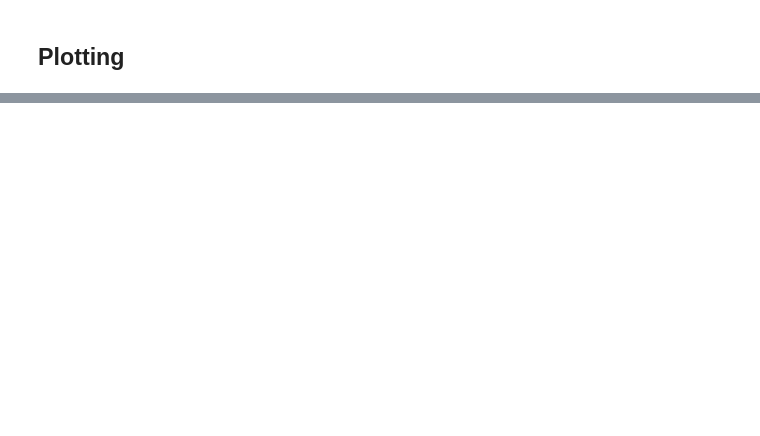
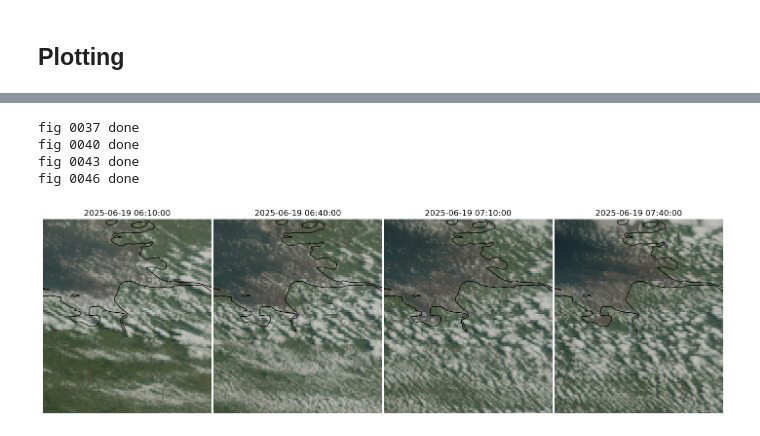
Before and after one commit to fsenf/nbook.2025-07_low-cloud-review, a Jupyter notebook: nbooks/01-Low-Cloud-Scene-Overview-Germany.ipynb, the cells around one changed output, grey strips where cells are left out. Drawn from its saved outputs; the diff is of its cells as text; code cells hidden in the pictures; blank space fills up the shorter version.

```diff
--- a/nbooks/01-Low-Cloud-Scene-Overview-Germany.ipynb
+++ b/nbooks/01-Low-Cloud-Scene-Overview-Germany.ipynb
@@ -125,0 +179,2 @@ ValueError: operands could not be broadcast together with shapes (278,11136) (27
+# %%
+RCs = list(range(37,48,3))
@@ -126,2 +185,51 @@ ValueError: operands could not be broadcast together with shapes (278,11136) (27
+# %%
+fig, axs_list = plt.subplots( ncols = 4, nrows = 1, figsize = (18,6), subplot_kw={'projection': crs})
+plt.subplots_adjust( wspace = 0.01 )
+
+for iax, RC in enumerate(RCs):
+
+    #scn = data[RC]
+
+    ## handle 3-channel RGB
+    #if len(scn[channel_name].shape) == 3:
+    #    values =
+    #else:
+
+    values = data[RC] #scn[channel_name].values
+
+
+    # set geolocation information
+    adef = scn[channel_name].attrs['area']
+    crs = adef.to_cartopy_crs()
+
+    axs = axs_list[iax]
+    axs.coastlines(resolution='10m')
+    bodr = cartopy.feature.NaturalEarthFeature(category='cultural',
+                                               name='admin_0_boundary_lines_land', scale='50m', facecolor='none', alpha=0.6)
+    axs.add_feature(bodr, linestyle='--', edgecolor='k', alpha=0.8)
+    axs.set_axis_off()
+    #adapt colormap ranges
+    if 'vis' or 'nir' in channel_name:
+        vmin = 0
+        vmax = 40
+    elif 'ir' or 'wv' in channel_name:
+        vmin = 260
+        vmax = 300
+    else:
+        vmin = vmax = None
+
+    im = axs.imshow(values, transform=crs, extent=crs.bounds,
+                    interpolation='none',aspect=1,vmin=vmin,vmax=vmax)
+    axs.set_title(times[RC])
+    #fig.tight_layout()
+#    plt.savefig("frame_{:04d}.png".format(RC))
+    print("fig {:04d} done".format(RC))
+#    plt.show()
+# %% [output]
+fig 0037 done
+fig 0040 done
+fig 0043 done
+fig 0046 done
+[figure, added]
 # %%
 scn
```
Also changed, not shown: parts of 7 cells of this notebook, 1 other file.
